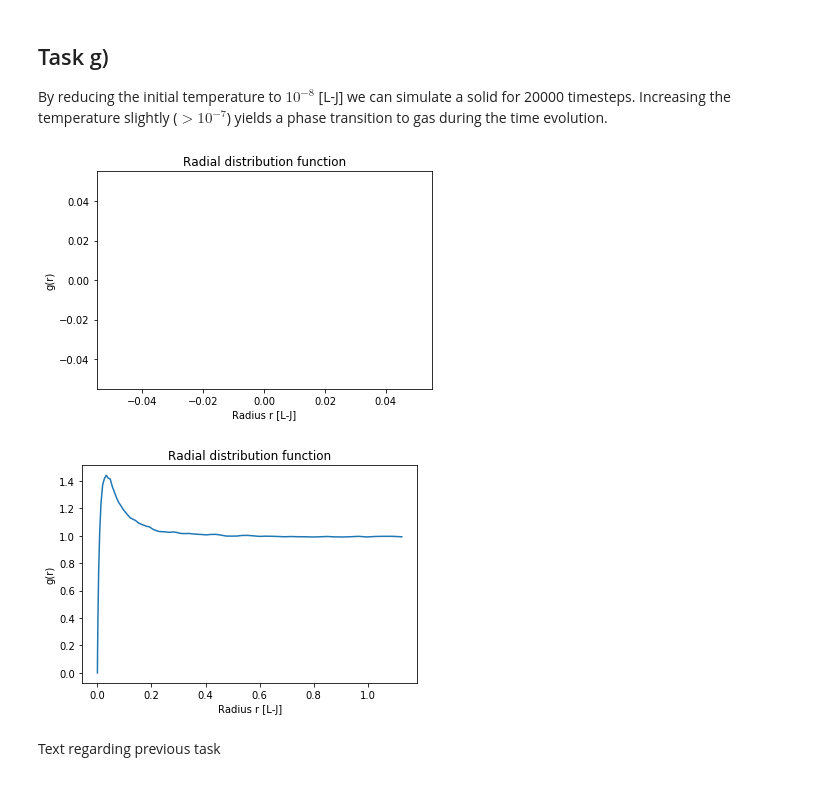
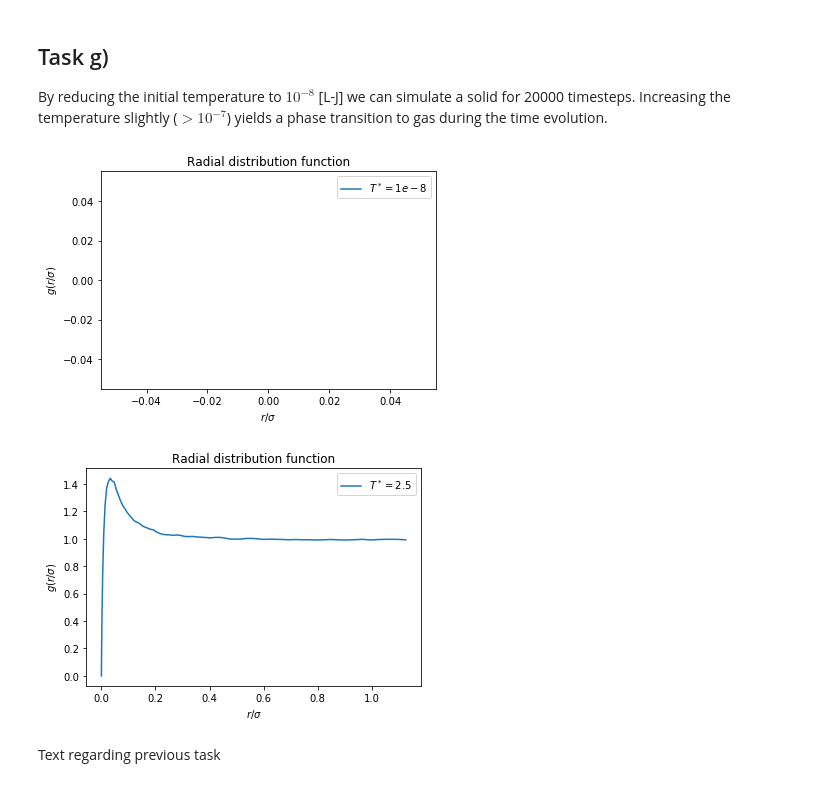
Before and after one commit to chdre/FYS4460, a Jupyter notebook: Project1/Project1.ipynb, the cells around one changed output. Cells and saved outputs as stored; diff of their text form; code cells hidden in the pictures.

```diff
--- a/Project1/Project1.ipynb
+++ b/Project1/Project1.ipynb
@@ -376,33 +375,44 @@ By reducing the initial temperature to $10^{-8}$ [L-J] we can simulate a solid f
 # %%
 def rdf(filename):
     with open(filename, 'r', newline='\n') as f_open:
         data = f_open.read()
 
     data = re.sub(' +', ' ', data)
 
     lines = data.split('\n')
     lines = lines[4:-1]
 
     rdf_arr = np.zeros((len(lines), 2))
 
     for i, line in enumerate(lines):
         temp = np.fromstring(line, dtype=float, sep=' ')
 
         rdf_arr[i, :] = temp[2:]
 
     r = rdf_arr[:, 1]
     g = rdf_arr[:, 0]
 
-    plt.plot(r, g)
-    plt.xlabel('Radius r [L-J]')
-    plt.ylabel('g(r)')
-    plt.title('Radial distribution function')
+    return r, g
 
-plot = rdf('./task_g/time_avg_rdf_T1e-8.txt')
-plot = rdf('./task_g/time_avg_rdf_T2.5.txt')
+r, g = rdf('./task_g/time_avg_rdf_T1e-8.txt')
+r_2, g_2 = rdf('./task_g/time_avg_rdf_T2.5.txt')
+
+plt.plot(r, g, label=f'$T^*= 1e-8$')
+plt.xlabel('$r / \\sigma$')
+plt.ylabel('$g(r/\\sigma)$')
+plt.title('Radial distribution function')
+plt.legend()
+plt.show()
+
+plt.plot(r_2, g_2, label=f'$T^* = 2.5$')
+plt.xlabel('$r / \\sigma$')
+plt.ylabel('$g(r/\\sigma)$')
+plt.title('Radial distribution function')
+plt.legend()
+plt.show()
 # %% [output]
-[figure, old version]
+[figure, new version]
-[figure, old version]
+[figure, new version]
 # %% [markdown]
 Text regarding previous task
 # %% [markdown]
```
Also changed, not shown: parts of 9 cells of this notebook, 6 other files.
